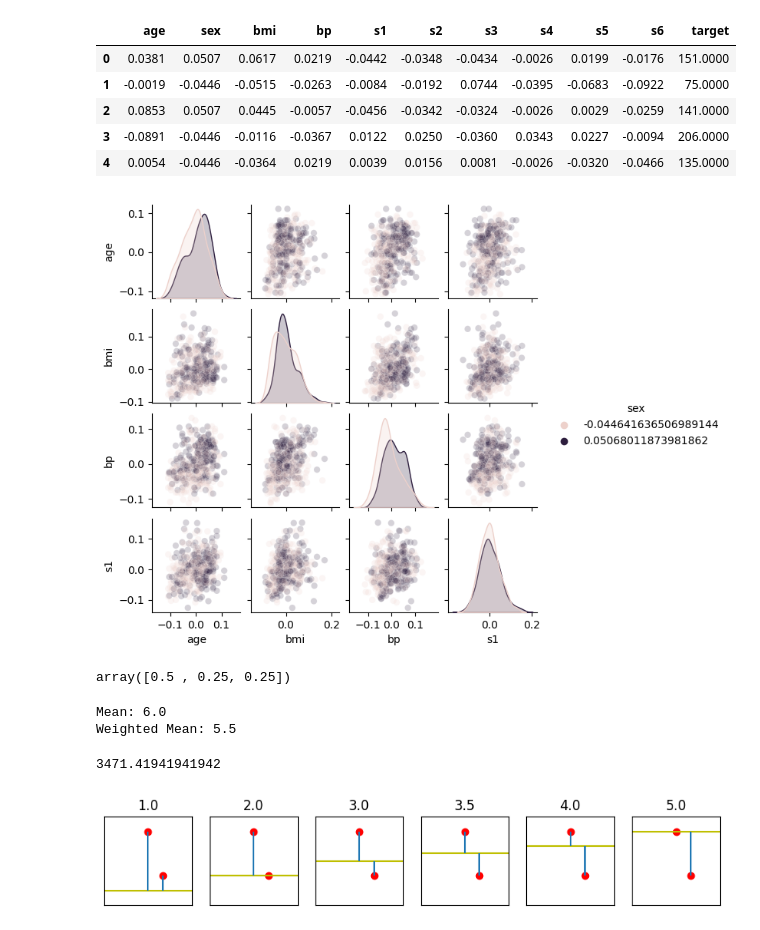
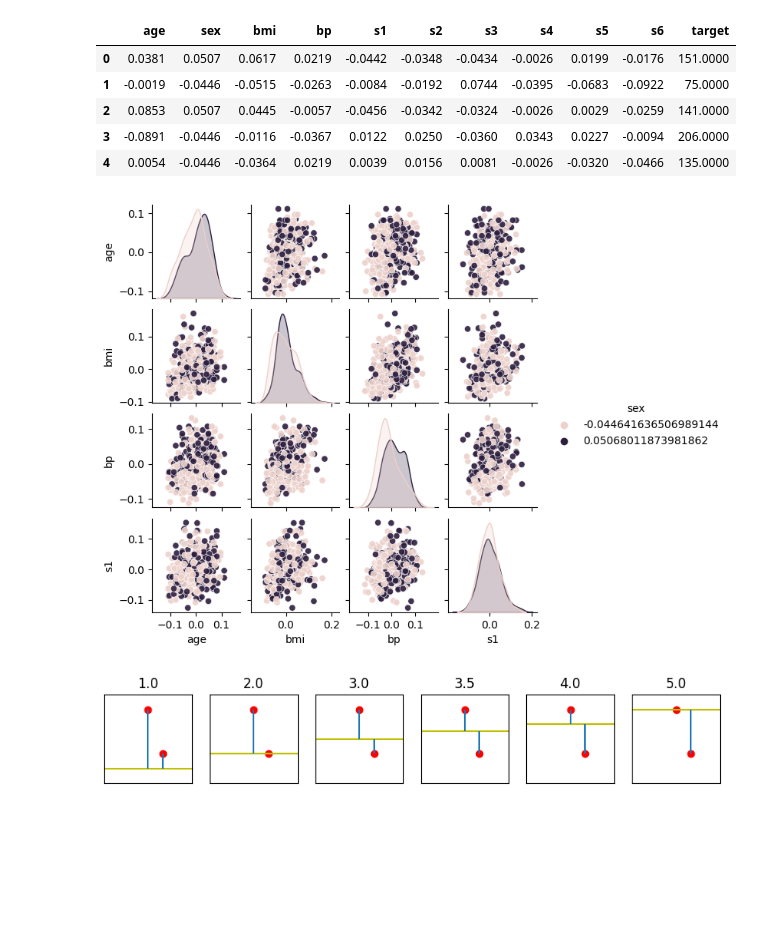
Before and after one commit to Rose-Kimu/Machine-Learning-Classwork, a Jupyter notebook: Regression.ipynb, the cells around one changed output. Cells and saved outputs as stored; diff of their text form; code cells hidden in the pictures; blank space fills up the shorter version.

```diff
--- a/Regression.ipynb
+++ b/Regression.ipynb
@@ -348,33 +348,9 @@ diabetes_df.head()
 | 4 | 0.0054 | -0.0446 | -0.0364 | 0.0219 | 0.0039 | 0.0156 | 0.0081 | -0.0026 | -0.0320 | -0.0466 | 135.0000 |
 # %%
 sns.pairplot(diabetes_df[['age', 'sex', 'bmi', 'bp', 's1']],
-size=1.5, hue='sex', plot_kws={'alpha':.2});
+size=1.5, hue='sex', plot_kws={'alpha':.6});
 # %% [output]
-[figure, old version]
+[figure, new version]
-# %%
-distances = np.array([2.0, 4.0, 4.0])
-closeness = 1.0 / distances # element-by-element division
-weights = closeness / np.sum(closeness) # normalize sum to one
-weights
-# %% [output]
-array([0.5 , 0.25, 0.25])
-# %%
-values = np.array([4, 6, 8])
-mean = np.mean(values)
-wgt_mean = np.dot(values, weights)
-print("Mean:", mean)
-print("Weighted Mean:", wgt_mean)
-# %% [output]
-Mean: 6.0
-Weighted Mean: 5.5
-# %%
-knn = neighbors.KNeighborsRegressor(n_neighbors=3)
-fit = knn.fit(diabetes_train_ftrs, diabetes_train_tgt)
-preds = fit.predict(diabetes_test_ftrs)
-# evaluate our predictions against the held-back testing targets
-metrics.mean_squared_error(diabetes_test_tgt, preds)
-# %% [output]
-3471.41941941942
 # %%
 def axis_helper(ax, lims):
   'clean up axes'
```
Also changed, not shown: parts of 2 cells of this notebook.
